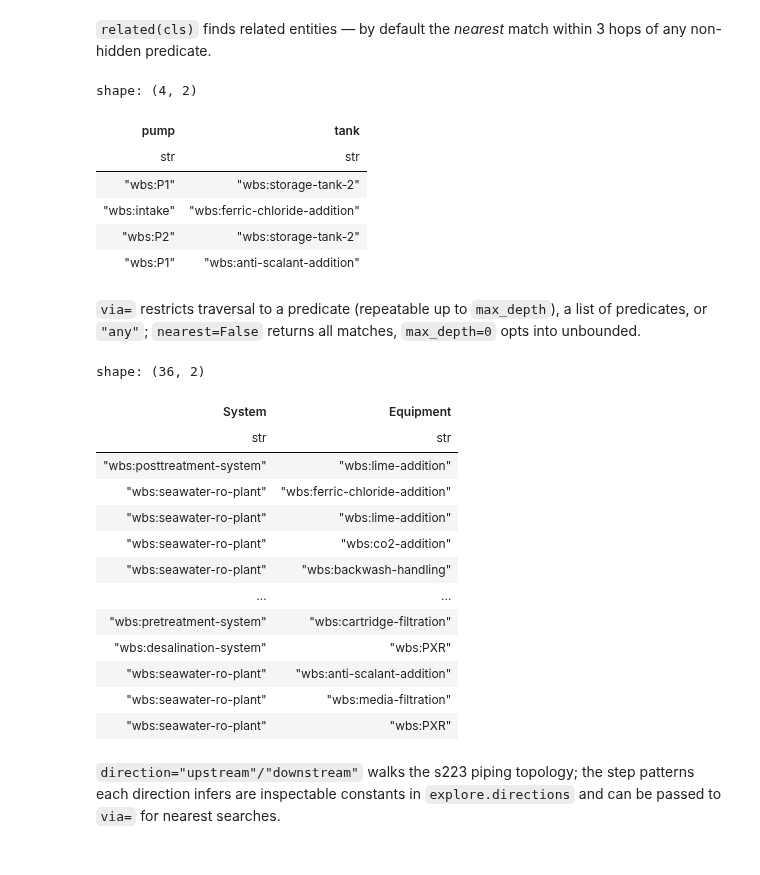
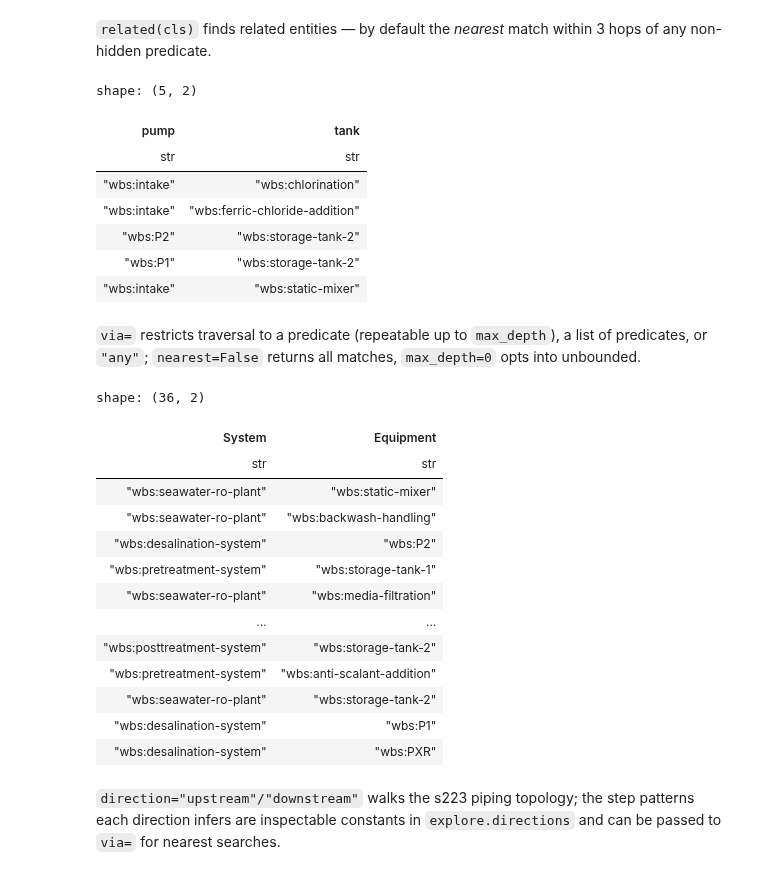
Before and after one commit to DataDrivenCPS/acquirium, a Jupyter notebook: notebooks/watertap/explore-demo.ipynb, the cells around one changed output. Drawn from its saved outputs; the diff is of its cells as text; code cells hidden in the pictures.

```diff
--- a/notebooks/watertap/explore-demo.ipynb
+++ b/notebooks/watertap/explore-demo.ipynb
@@ -51,38 +51,39 @@ shape: (1, 1)
 `related(cls)` finds related entities — by default the *nearest* match
 within 3 hops of any non-hidden predicate.
 # %%
-acq.explore().entity("pump").related("tank").metadata()
+acq.explore().entity("pump").related("tank",nearest=False,direction="downstream").metadata()
 # %% [output]
-shape: (4, 2)
+shape: (5, 2)
 | pump | tank |
 | str | str |
-| "wbs:P1" | "wbs:storage-tank-2" |
+| "wbs:intake" | "wbs:chlorination" |
 | "wbs:intake" | "wbs:ferric-chloride-addition" |
 | "wbs:P2" | "wbs:storage-tank-2" |
-| "wbs:P1" | "wbs:anti-scalant-addition" |
+| "wbs:P1" | "wbs:storage-tank-2" |
+| "wbs:intake" | "wbs:static-mixer" |
 # %% [markdown]
 `via=` restricts traversal to a predicate (repeatable up to
 `max_depth`), a list of predicates, or `"any"`; `nearest=False` returns all
 matches, `max_depth=0` opts into unbounded.
 # %%
 (acq.explore().entity("System")
- .related("Equipment", via="hasMember", nearest=False)
+ .related("Equipment", via="hasMember/connectedTo", nearest=False)
  .metadata())
 # %% [output]
 shape: (36, 2)
 | System | Equipment |
 | str | str |
-| "wbs:posttreatment-system" | "wbs:lime-addition" |
-| "wbs:seawater-ro-plant" | "wbs:ferric-chloride-addition" |
-| "wbs:seawater-ro-plant" | "wbs:lime-addition" |
-| "wbs:seawater-ro-plant" | "wbs:co2-addition" |
+| "wbs:seawater-ro-plant" | "wbs:static-mixer" |
 | "wbs:seawater-ro-plant" | "wbs:backwash-handling" |
+| "wbs:desalination-system" | "wbs:P2" |
+| "wbs:pretreatment-system" | "wbs:storage-tank-1" |
+| "wbs:seawater-ro-plant" | "wbs:media-filtration" |
 | … | … |
-| "wbs:pretreatment-system" | "wbs:cartridge-filtration" |
+| "wbs:posttreatment-system" | "wbs:storage-tank-2" |
+| "wbs:pretreatment-system" | "wbs:anti-scalant-addition" |
+| "wbs:seawater-ro-plant" | "wbs:storage-tank-2" |
+| "wbs:desalination-system" | "wbs:P1" |
 | "wbs:desalination-system" | "wbs:PXR" |
-| "wbs:seawater-ro-plant" | "wbs:anti-scalant-addition" |
-| "wbs:seawater-ro-plant" | "wbs:media-filtration" |
-| "wbs:seawater-ro-plant" | "wbs:PXR" |
 # %% [markdown]
 `direction="upstream"/"downstream"` walks the s223 piping topology; the
 step patterns each direction infers are inspectable constants in
```
Also changed, not shown: parts of 14 cells of this notebook, 3 other files.
